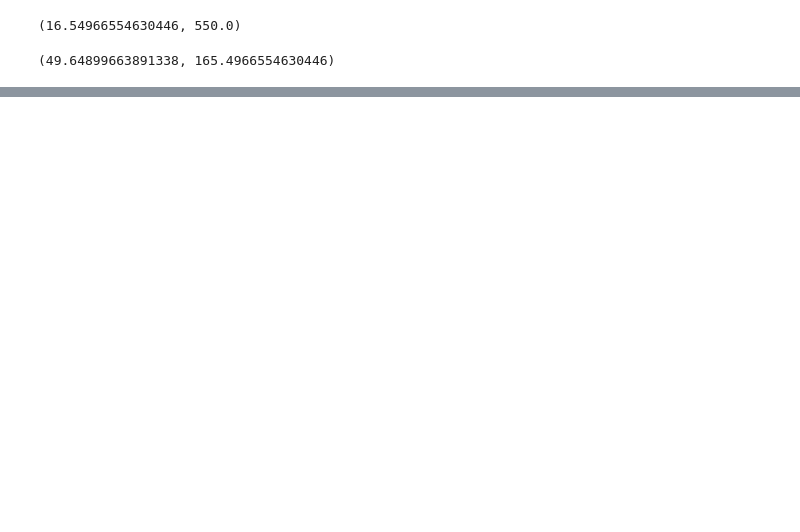
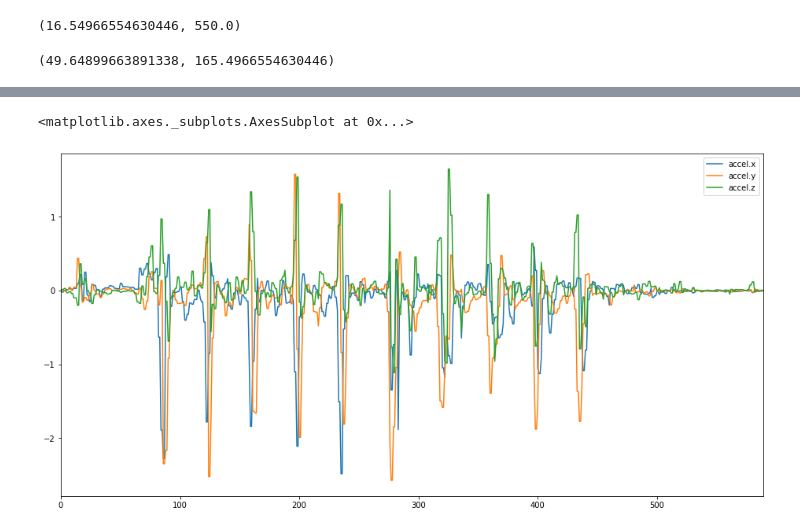
Before and after one commit to equinlan/oberhau-analysis, a Jupyter notebook: analysis.ipynb, the cells around one changed output, grey strips where cells are left out. Cells and saved outputs as stored; diff of their text form; code cells hidden in the pictures; blank space fills up the shorter version.

```diff
--- a/analysis.ipynb
+++ b/analysis.ipynb
@@ -32,3 +36,9 @@ while (cap.isOpened()):
         break
 
 cv2.destroyAllWindows()
+# %%
+# Import JSON data
+with open('SwordObservations1587668690720.json') as f:
+    d = json.load(f)
+
+df = json_normalize(d['observations']); df
@@ -34,0 +59,5 @@ cv2.destroyAllWindows()
+# %%
+df[['accel.x', 'accel.y', 'accel.z']].plot(figsize=(16,8))
+# %% [output]
+<matplotlib.axes._subplots.AxesSubplot at 0x...>
+[figure, added]
```
Also changed, not shown: parts of 6 cells of this notebook, 5 other files.
